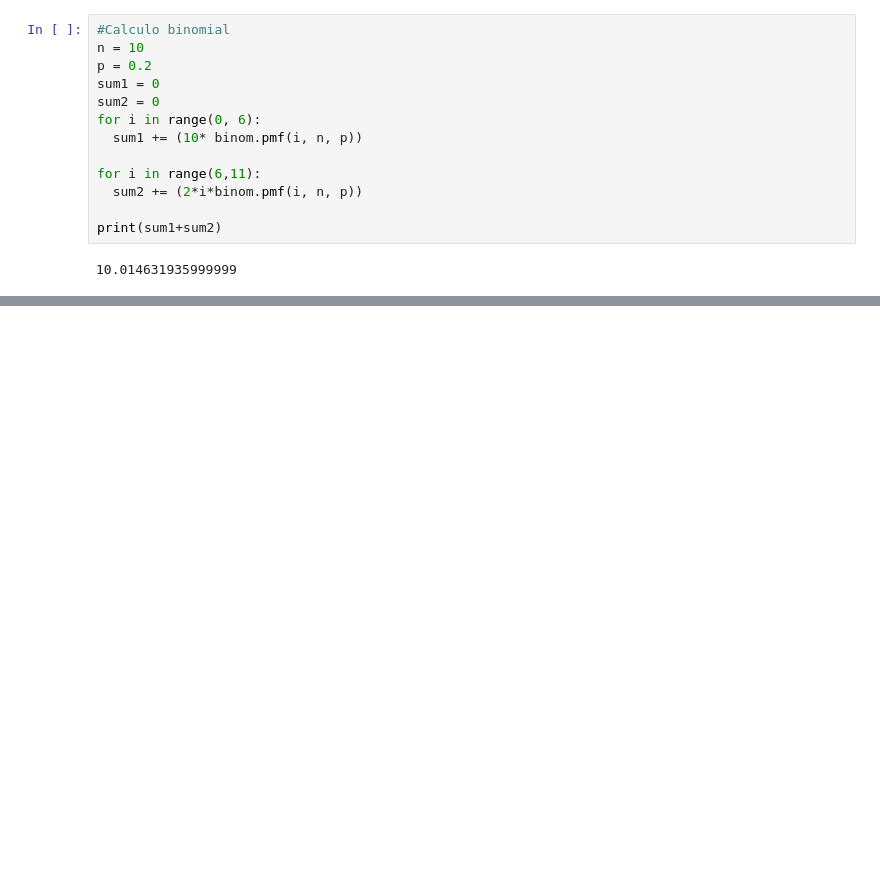
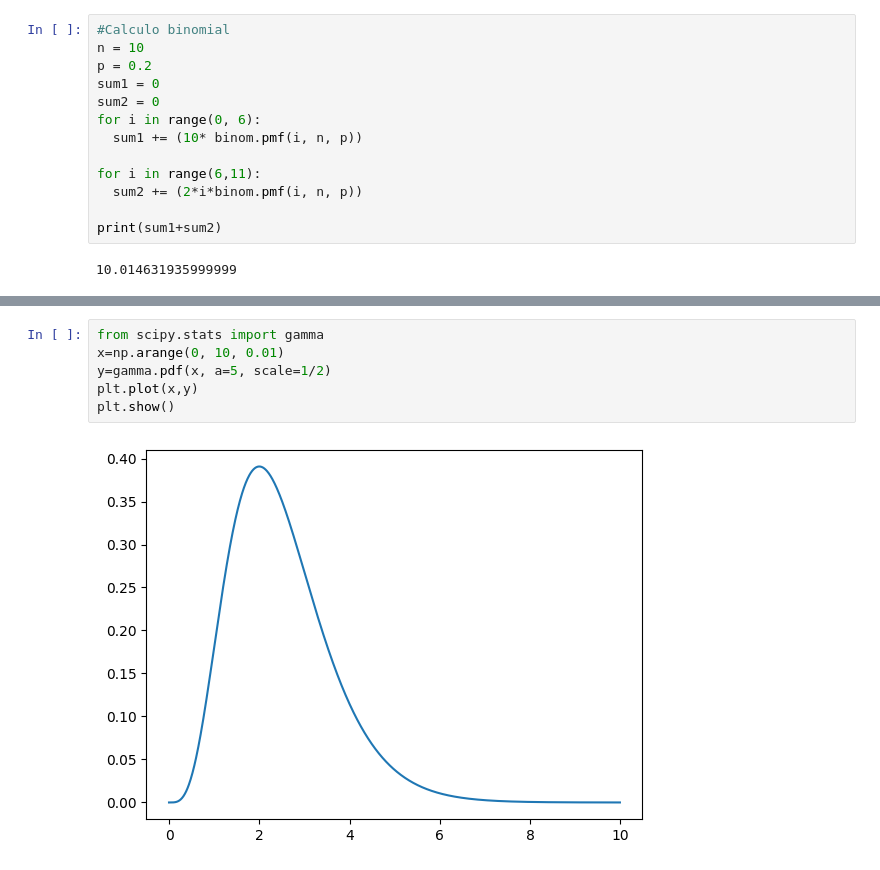
Before and after one commit to BrajanNieto/stats-prob-py, a Jupyter notebook: 01. Ex-Probability.ipynb, the cells around one changed output, grey strips where cells are left out. Cells and saved outputs as stored; diff of their text form; blank space fills up the shorter version.

```diff
--- a/01. Ex-Probability.ipynb
+++ b/01. Ex-Probability.ipynb
@@ -390,0 +546,8 @@ print(sum1+sum2)
+# %%
+from scipy.stats import gamma
+x=np.arange(0, 10, 0.01)
+y=gamma.pdf(x, a=5, scale=1/2)
+plt.plot(x,y)
+plt.show()
+# %% [output]
+[figure, added]
```
Also changed, not shown: parts of 57 cells of this notebook.
